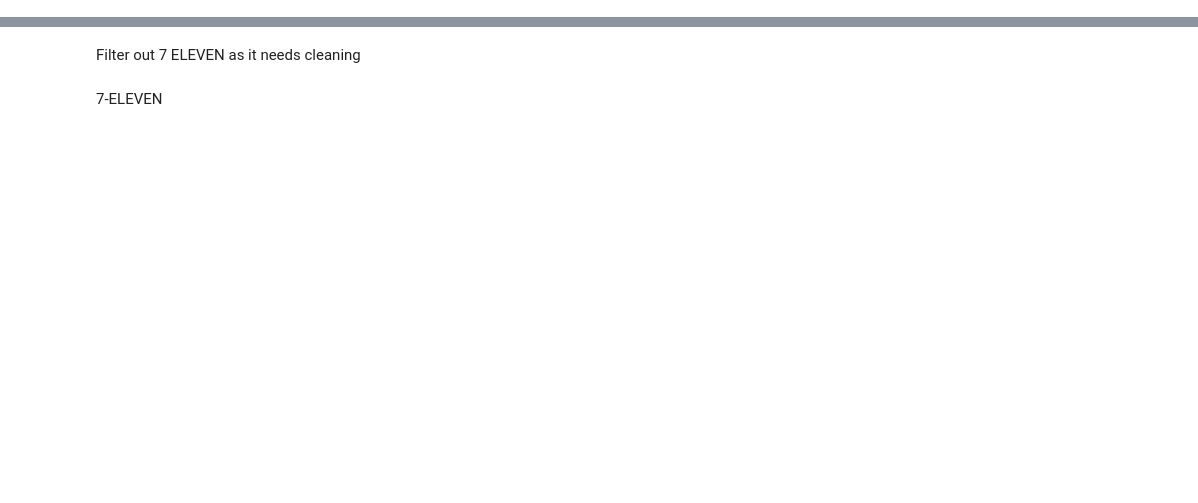
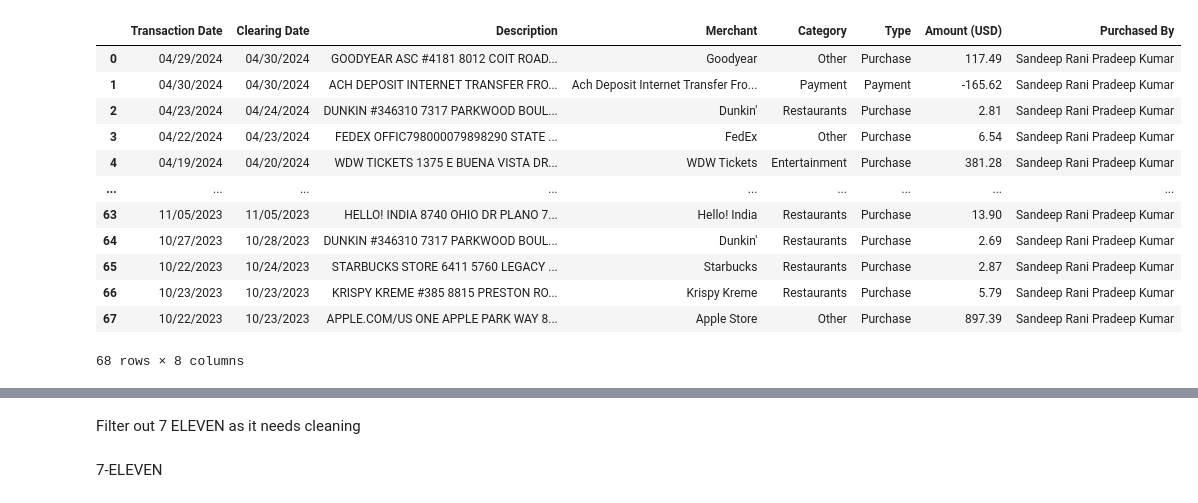
Before and after one commit to rsandy94/Expense-tracking, a Jupyter notebook: Espenses analysis.ipynb, the cells around one changed output, grey strips where cells are left out. Saved outputs shown, nothing was run; the diff lists cells and outputs as text; code cells hidden in the pictures; blank space fills up the shorter version.

```diff
--- a/Espenses analysis.ipynb
+++ b/Espenses analysis.ipynb
@@ -6,6 +8,7 @@ from sqlalchemy import create_engine
 # %%
-folder_path = 'I:/Expense tracking/Apple Pay'
-# folder_path='D:/Personal Projects/Expense tracking/Apple Pay'
+# folder_path = 'I:/Expense tracking/Apple Pay'
+# folder_path='D:/Expense tracking/Apple Pay'
+folder_path='Apple Pay'
 file_pattern = folder_path + '/*.csv'  # Adjust the pattern if using other formats, e.g., '*.xlsx'
 
 # Use glob to find all files matching the pattern
@@ -13,6 +16,22 @@ file_list = glob.glob(file_pattern)
 
 # Read all files and concatenate them into a single DataFrame
 df_apple_pay = pd.concat((pd.read_csv(file) for file in file_list), ignore_index=True)
+# %%
+df_apple_pay
+# %% [output]
+|  | Transaction Date | Clearing Date | Description | Merchant | Category | Type | Amount (USD) | Purchased By |
+| 0 | 04/29/2024 | 04/30/2024 | GOODYEAR ASC #4181 8012 COIT ROAD... | Goodyear | Other | Purchase | 117.49 | Sandeep Rani Pradeep Kumar |
+| 1 | 04/30/2024 | 04/30/2024 | ACH DEPOSIT INTERNET TRANSFER FRO... | Ach Deposit Internet Transfer Fro... | Payment | Payment | -165.62 | Sandeep Rani Pradeep Kumar |
+| 2 | 04/23/2024 | 04/24/2024 | DUNKIN #346310 7317 PARKWOOD BOUL... | Dunkin' | Restaurants | Purchase | 2.81 | Sandeep Rani Pradeep Kumar |
+| 3 | 04/22/2024 | 04/23/2024 | FEDEX OFFIC798000079898290 STATE ... | FedEx | Other | Purchase | 6.54 | Sandeep Rani Pradeep Kumar |
+| 4 | 04/19/2024 | 04/20/2024 | WDW TICKETS 1375 E BUENA VISTA DR... | WDW Tickets | Entertainment | Purchase | 381.28 | Sandeep Rani Pradeep Kumar |
+| ... | ... | ... | ... | ... | ... | ... | ... | ... |
+| 63 | 11/05/2023 | 11/05/2023 | HELLO! INDIA 8740 OHIO DR PLANO 7... | Hello! India | Restaurants | Purchase | 13.90 | Sandeep Rani Pradeep Kumar |
+| 64 | 10/27/2023 | 10/28/2023 | DUNKIN #346310 7317 PARKWOOD BOUL... | Dunkin' | Restaurants | Purchase | 2.69 | Sandeep Rani Pradeep Kumar |
+| 65 | 10/22/2023 | 10/24/2023 | STARBUCKS STORE 6411 5760 LEGACY ... | Starbucks | Restaurants | Purchase | 2.87 | Sandeep Rani Pradeep Kumar |
+| 66 | 10/23/2023 | 10/23/2023 | KRISPY KREME #385 8815 PRESTON RO... | Krispy Kreme | Restaurants | Purchase | 5.79 | Sandeep Rani Pradeep Kumar |
+| 67 | 10/22/2023 | 10/23/2023 | APPLE.COM/US ONE APPLE PARK WAY 8... | Apple Store | Other | Purchase | 897.39 | Sandeep Rani Pradeep Kumar |
+68 rows × 8 columns
 # %%
 # df_apple_pay['Transaction Date'] = pd.to_datetime(df_apple_pay['Transaction Date'])
 # df_apple_pay['Transaction Date']=df_apple_pay['Transaction Date'].dt.strftime('%m/%d/%y')
```
Also changed, not shown: parts of 17 cells of this notebook, 7 other files.
